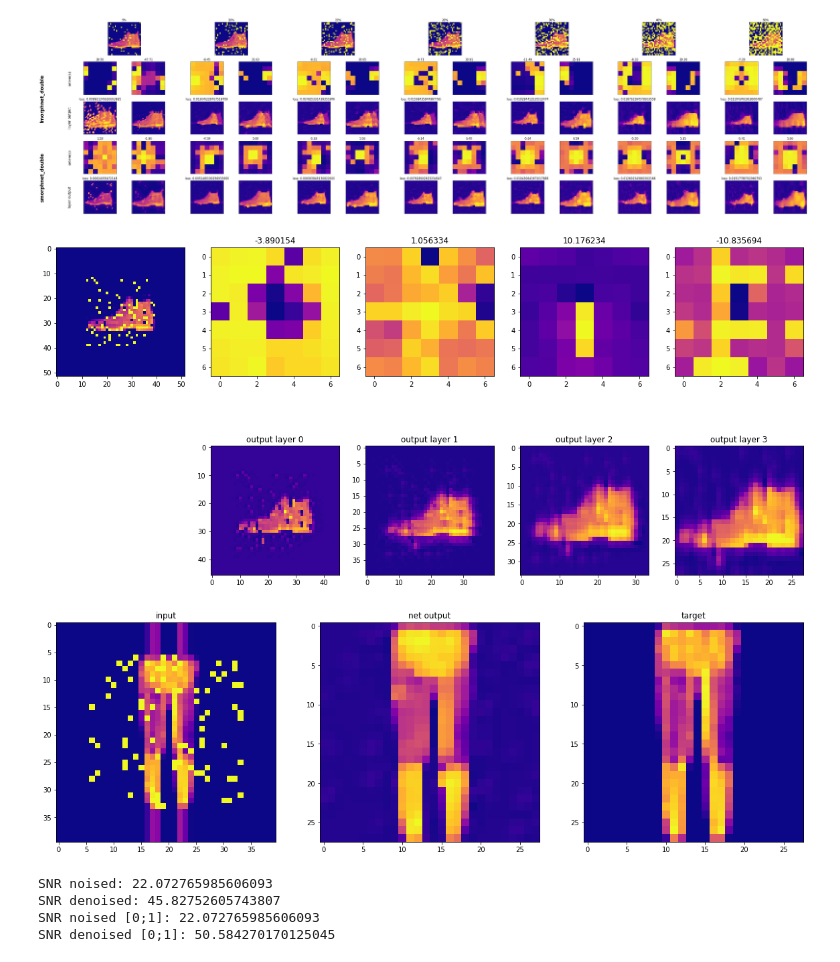
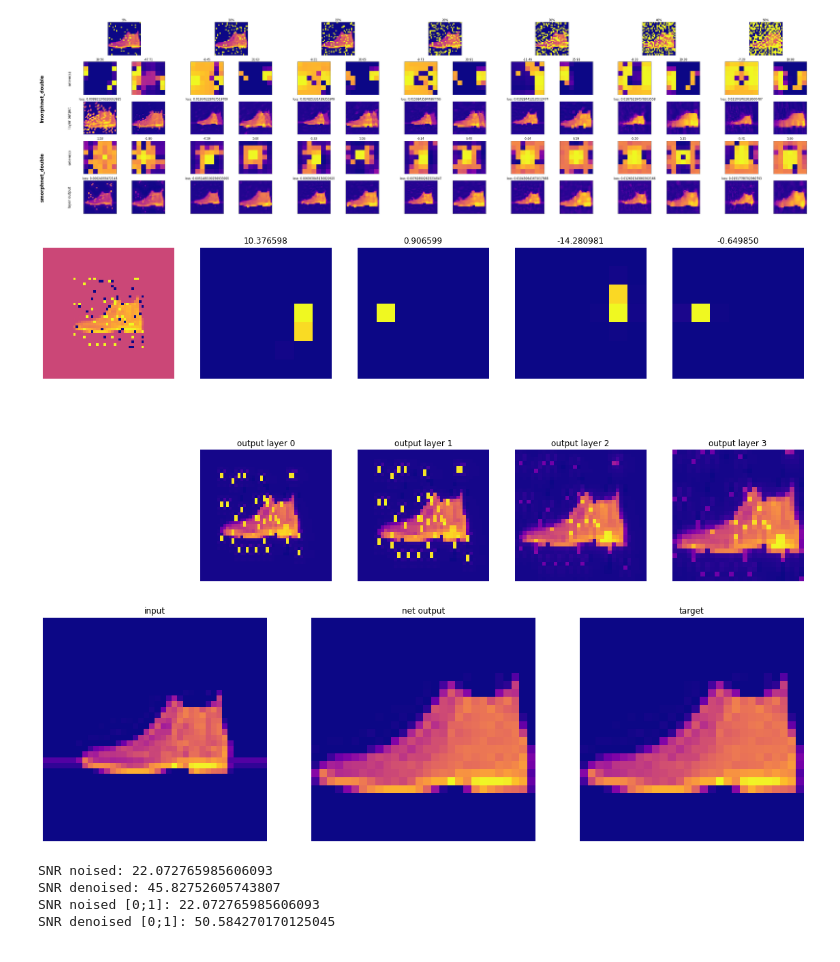
Before and after one commit to TheodoreAouad/MorphoNet, a Jupyter notebook: analysis/output_visualisation.ipynb, the cells around one changed output. Saved outputs shown, nothing was run; the diff lists cells and outputs as text; code cells hidden in the pictures.

```diff
--- a/analysis/output_visualisation.ipynb
+++ b/analysis/output_visualisation.ipynb
@@ -252,22 +294,24 @@ def get_info_noise(run, net, op, percentage, n=None, dataset="mnist"):
         with h5py.File(f"{path}/vis/batches/{n:06}.h5", "r") as file:
             print_meta(path, op, loss, n, file['logs/loss'][()], file['logs/current_epoch'][()] - 1)
 # %%
-path = "../test/fashion_mnist_smorphnet_double_mse_salt_10_8"
+path = "../out_benches/mnist_smorphnet_double_mse_closing_complex_0"
 fig = plt.figure(figsize=(15,15))
 with h5py.File(f"{path}/vis/meta.h5", "r") as file:
 
     ax = fig.add_subplot(131)
     p = ax.imshow(file["inputs"][()].squeeze()[0], cmap='plasma')
-    ax.axis('off')
+    #ax.axis('off')
     divider = make_axes_locatable(ax)
     cax = divider.append_axes("right", size="5%", pad=0.05)
+    ax.set_title("Input")
     plt.colorbar(p, cax=cax)
 
     ax = fig.add_subplot(132)
     p = ax.imshow(file["targets"][()].squeeze()[0], cmap='plasma')
-    ax.axis('off')
+    #ax.axis('off')
     divider = make_axes_locatable(ax)
     cax = divider.append_axes("right", size="5%", pad=0.05)
+    ax.set_title("Expected output")
     plt.colorbar(p, cax=cax)
 
     n_batches = len(os.listdir(f"{path}/vis/batches/"))
@@ -284,8 +328,11 @@ with h5py.File(f"{path}/vis/batches/{n_batches - 1:06}.h5", "r") as file:
     ax = fig.add_subplot(133)
     l1_name = [ x for x in file['layers'].keys() if "sb" in x ][0]
     p = ax.imshow(file['layers'][f"{l1_name}/output"][()].squeeze()[0, :, :], cmap='plasma')
-    ax.axis('off')
+    #ax.axis('off')
     divider = make_axes_locatable(ax)
     cax = divider.append_axes("right", size="5%", pad=0.05)
+    ax.set_title("Net output")
     plt.colorbar(p, cax=cax)
+
+print("mnist_smorphnet_double_mse_bclosing_bsquare_0")
 # %% [output]
@@ -420,67 +455,83 @@ plt.show()
 # %% [output]
 [figure]
 # %%
-net = "smorphnet_four"
-layer_name = "sm"
-var_name = "alpha"
+net = "pconvnet_four"
+layer_name = "pconv"
+var_name = "p"
 noise = "saltpepper"
 perc = 10
 run = 0
 dataset="fashion_mnist"
+out_path = "../out_noise"
 
 #path = f"{out_path}/{dataset}_{net}_mse_{op}_{sel}_{run}"
 path = f"{out_path}/{dataset}_{net}_mse_{noise}_{perc}_{run}"
 n_batches = len(os.listdir(f"{path}/vis/batches/"))
 
 fig = plt.figure(figsize=(20,10))
 
 with h5py.File(f"{path}/vis/meta.h5", "r") as file:
+
+    #plt.imshow(file['inputs'][()].squeeze()[0], cmap='plasma')
+    #plt.colorbar()
+    #plt.show()
+
+    #plt.imshow(file['targets'][()].squeeze()[0], cmap='plasma')
+    #plt.colorbar()
+    #plt.show()
+
     plt.subplot(2, 5, 1)
+    plt.axis('off')
     plt.imshow(file['inputs'][()].squeeze()[0], cmap='plasma')
 with h5py.File(f"{path}/vis/batches/{n_batches - 1:06}.h5", "r") as file:
     for i, layer in enumerate(list(file['layers'].keys())[:-1]):
         plt.subplot(2, 5, 2 + i)
+        plt.axis('off')
         plt.imshow(file[f'layers/{layer}/weights/filter'][()].squeeze(), cmap='plasma')
-        plt.title(f'{file[f"layers/{layer}/weights/alpha"][()].squeeze():3f}')
+        plt.title(f'{file[f"layers/{layer}/weights/{var_name}"][()].squeeze():3f}')
         plt.subplot(2, 5, 7 + i)
+        plt.axis('off')
         plt.imshow(file[f'layers/{layer}/output'][()].squeeze()[0], cmap='plasma')
         plt.title(f'output layer {i}')
 # %% [output]
-[figure, old version]
+[figure, new version]
 # %%
 net = "smorphnet_double"
 layer_name = "sm"
 var_name = "alpha"
 noise = "salt"
 op = "closing"
-sel = "bcomplex"
-perc = 10
-run = 4
+sel = "complex"
+perc = 50
+run = 0
 dataset="fashion_mnist"
 
-#path = f"{out_path}/{dataset}_{net}_mse_{op}_{sel}_{run}"
-path = f"{out_path}/{dataset}_{net}_mse_{noise}_{perc}_{run}"
+path = f"../out_fmnist/{dataset}_{net}_mse_{op}_{sel}_{run}"
+#path = f"{out_path}/{dataset}_{net}_mse_{noise}_{perc}_{run}"
 n_batches = len(os.listdir(f"{path}/vis/batches/"))
 
 fig = plt.figure(figsize=(20,10))
 
 with h5py.File(f"{path}/vis/meta.h5", "r") as file:
-    noised = file['inputs'][()].squeeze()[3]
+    noised = file['inputs'][()].squeeze()[0]
     plt.subplot(131)
     plt.imshow(noised, cmap='plasma')
     plt.title('input')
-    target = file['targets'][()].squeeze()[3]
+    plt.axis('off')
+    target = file['targets'][()].squeeze()[0]
     plt.subplot(133)
+    plt.axis('off')
     plt.imshow(target, cmap='plasma')
     plt.title('target')
 with h5py.File(f"{path}/vis/batches/{n_batches - 1:06}.h5", "r") as file:
     layer = [ x for x in file['layers'].keys() if f"{layer_name}2" in x ][0]
-    denoised = file[f'layers/{layer}/output'][()].squeeze()[3]
+    denoised = file[f'layers/{layer}/output'][()].squeeze()[0]
     plt.subplot(132)
+    plt.axis('off')
     plt.imshow(denoised, cmap='plasma')
     plt.title('net output')
 # %% [output]
-[figure, old version]
+[figure, new version]
 # %%
 n = (noised - np.min(noised)) / (np.max(noised) - np.min(noised))
 d = (denoised - np.min(denoised)) / (np.max(denoised) - np.min(denoised))
```
Also changed, not shown: parts of 12 cells of this notebook, 7 other files.
